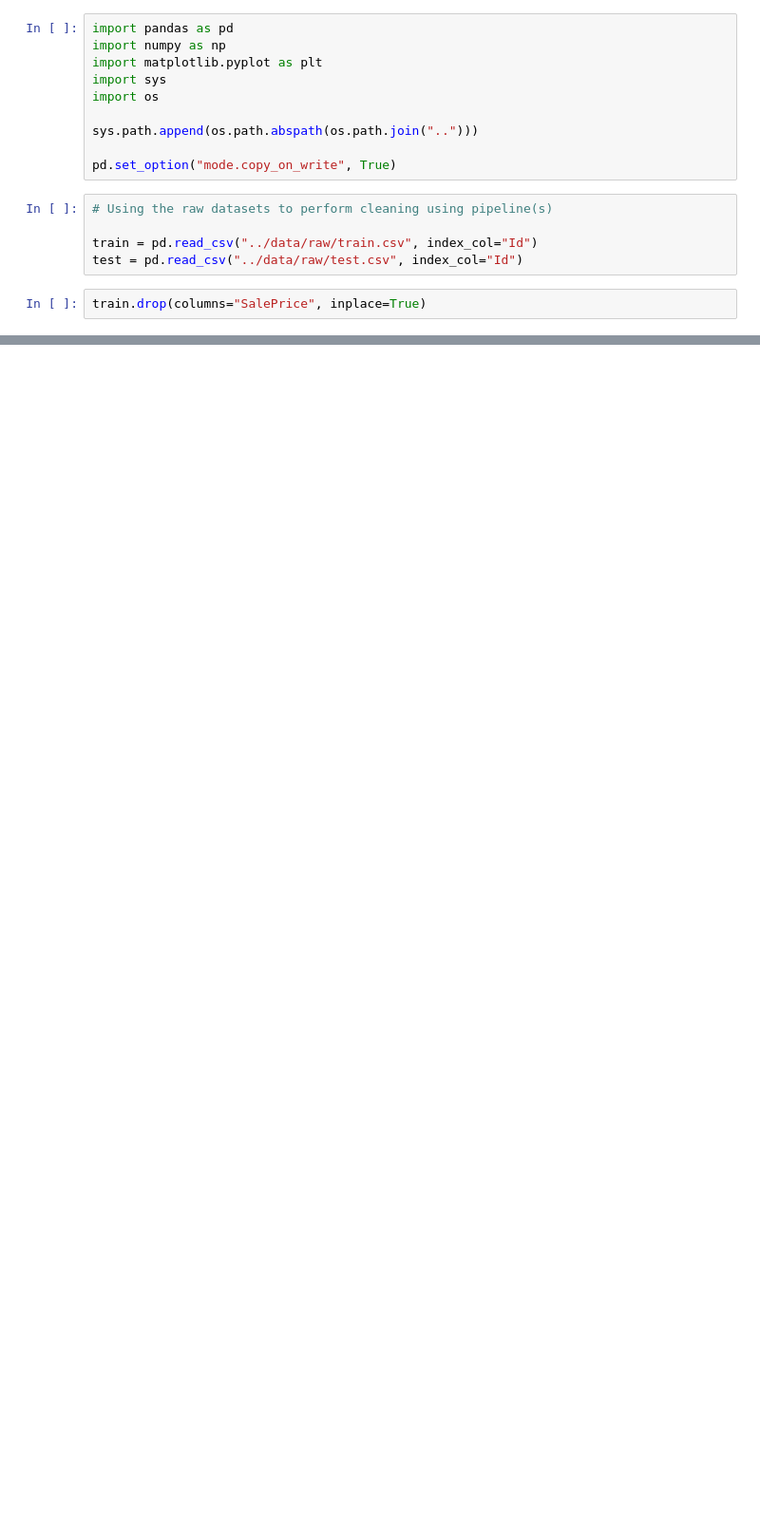
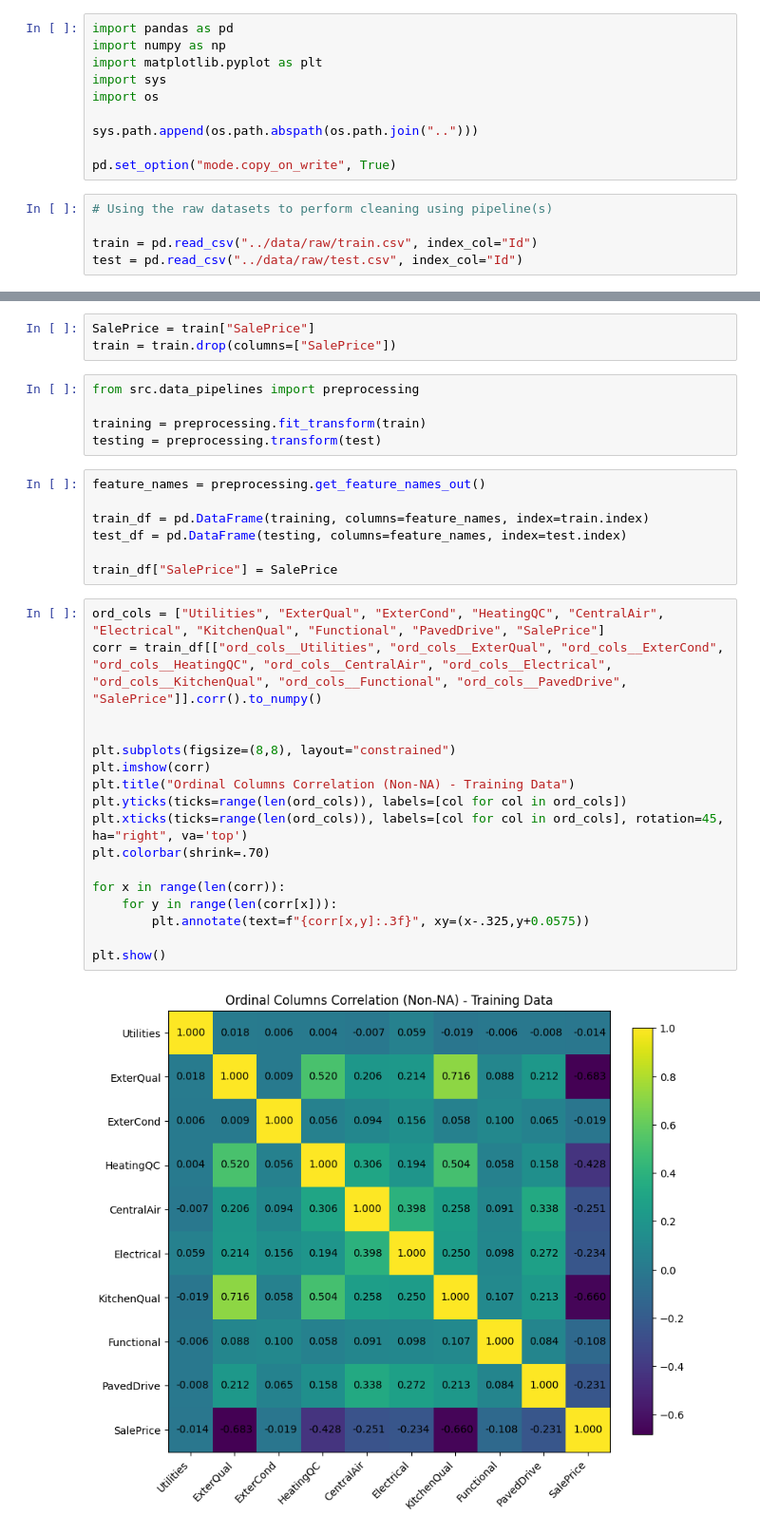
Before and after one commit to ddavidbailey/housing_prices, a Jupyter notebook: notebooks/03_handling_categorical_features.ipynb, the cells around one changed output, grey strips where cells are left out. Shown at 95% size. Drawn from its saved outputs; the diff is of its cells as text; blank space fills up the shorter version.

Commit message:
created plots for correlations and some refactoring

```diff
--- a/notebooks/03_handling_categorical_features.ipynb
+++ b/notebooks/03_handling_categorical_features.ipynb
@@ -17,5 +17,3 @@ pd.set_option("mode.copy_on_write", True)
 
 train = pd.read_csv("../data/raw/train.csv", index_col="Id")
 test = pd.read_csv("../data/raw/test.csv", index_col="Id")
-# %%
-train.drop(columns="SalePrice", inplace=True)
@@ -93,0 +20,34 @@ test_ss_df.to_csv("../data/processed/test_standard.csv")
+# %%
+SalePrice = train["SalePrice"]
+train = train.drop(columns=["SalePrice"])
+# %%
+from src.data_pipelines import preprocessing
+
+training = preprocessing.fit_transform(train)
+testing = preprocessing.transform(test)
+# %%
+feature_names = preprocessing.get_feature_names_out()
+
+train_df = pd.DataFrame(training, columns=feature_names, index=train.index)
+test_df = pd.DataFrame(testing, columns=feature_names, index=test.index)
+
+train_df["SalePrice"] = SalePrice
+# %%
+ord_cols = ["Utilities", "ExterQual", "ExterCond", "HeatingQC", "CentralAir", "Electrical", "KitchenQual", "Functional", "PavedDrive", "SalePrice"]
+corr = train_df[["ord_cols__Utilities", "ord_cols__ExterQual", "ord_cols__ExterCond", "ord_cols__HeatingQC", "ord_cols__CentralAir", "ord_cols__Electrical", "ord_cols__KitchenQual", "ord_cols__Functional", "ord_cols__PavedDrive", "SalePrice"]].corr().to_numpy()
+
+
+plt.subplots(figsize=(8,8), layout="constrained")
+plt.imshow(corr)
+plt.title("Ordinal Columns Correlation (Non-NA) - Training Data")
+plt.yticks(ticks=range(len(ord_cols)), labels=[col for col in ord_cols])
+plt.xticks(ticks=range(len(ord_cols)), labels=[col for col in ord_cols], rotation=45, ha="right", va='top')
+plt.colorbar(shrink=.70)
+
+for x in range(len(corr)):
+    for y in range(len(corr[x])):
+        plt.annotate(text=f"{corr[x,y]:.3f}", xy=(x-.325,y+0.0575))
+
+plt.show()
+# %% [output]
+[figure, added]
```
Also changed, not shown: parts of 13 cells of this notebook, 1 other file.
